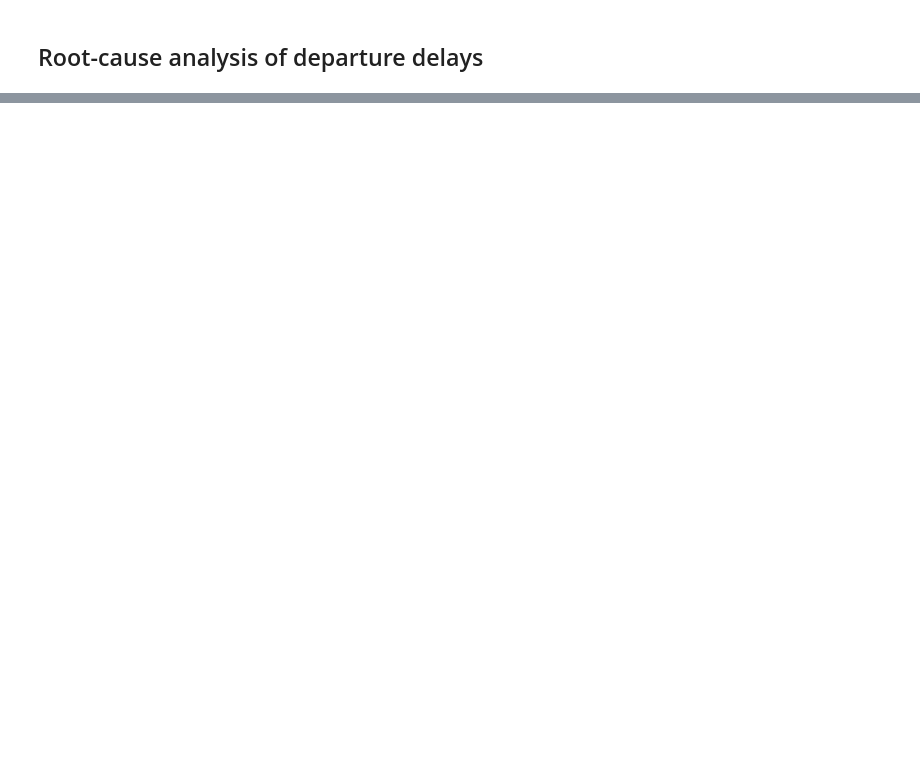
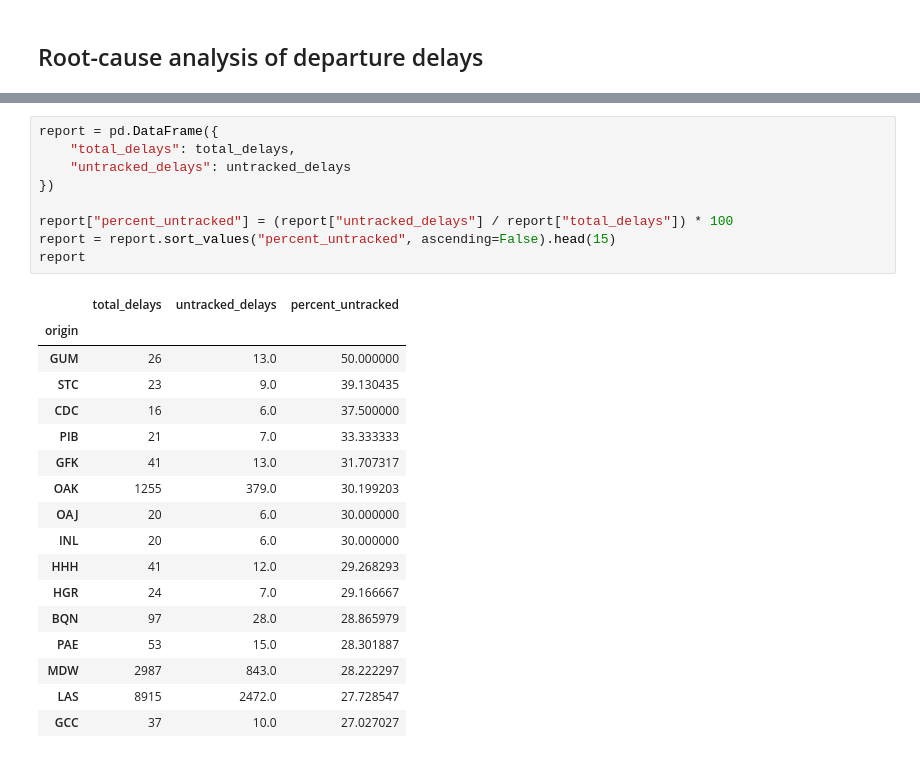
Before and after one commit to Sidhartht1607/flight-delay-risk-system, a Jupyter notebook: flight_data_set.ipynb, the cells around one changed output, grey strips where cells are left out. Drawn from its saved outputs; the diff is of its cells as text; blank space fills up the shorter version.

```diff
--- a/flight_data_set.ipynb
+++ b/flight_data_set.ipynb
@@ -889,0 +952,27 @@ df_operation[df_operation['dep_del15']==1]
+# %%
+report = pd.DataFrame({
+    "total_delays": total_delays,
+    "untracked_delays": untracked_delays
+})
+
+report["percent_untracked"] = (report["untracked_delays"] / report["total_delays"]) * 100
+report = report.sort_values("percent_untracked", ascending=False).head(15)
+report
+# %% [output]
+|  | total_delays | untracked_delays | percent_untracked |
+| origin |  |  |  |
+| GUM | 26 | 13.0 | 50.000000 |
+| STC | 23 | 9.0 | 39.130435 |
+| CDC | 16 | 6.0 | 37.500000 |
+| PIB | 21 | 7.0 | 33.333333 |
+| GFK | 41 | 13.0 | 31.707317 |
+| OAK | 1255 | 379.0 | 30.199203 |
+| OAJ | 20 | 6.0 | 30.000000 |
+| INL | 20 | 6.0 | 30.000000 |
+| HHH | 41 | 12.0 | 29.268293 |
+| HGR | 24 | 7.0 | 29.166667 |
+| BQN | 97 | 28.0 | 28.865979 |
+| PAE | 53 | 15.0 | 28.301887 |
+| MDW | 2987 | 843.0 | 28.222297 |
+| LAS | 8915 | 2472.0 | 27.728547 |
+| GCC | 37 | 10.0 | 27.027027 |
```
Also changed, not shown: parts of 9 cells of this notebook.
